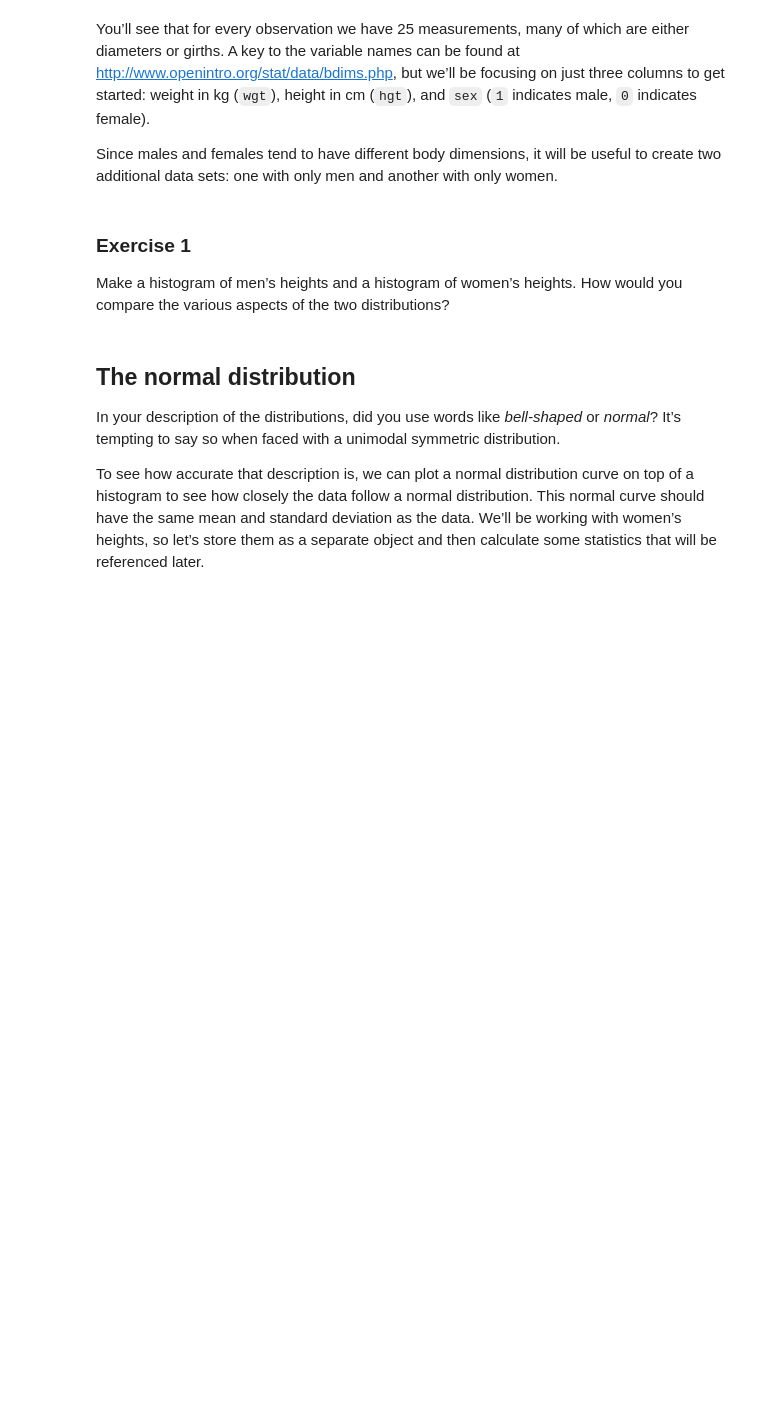
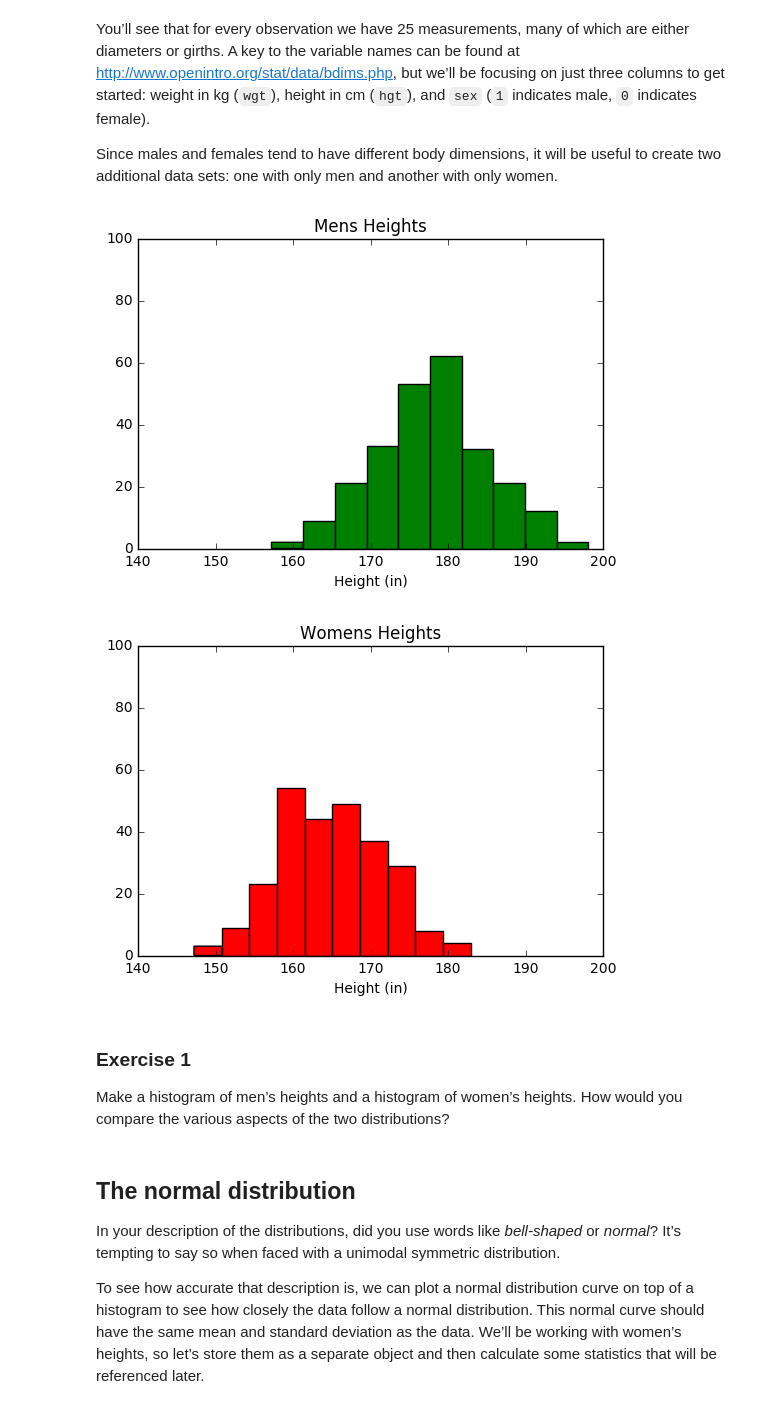
Before and after one commit to hackoregon/hack-university-data-science, a Jupyter notebook: Lessons/4_Probability/Lesson4_Distributions.ipynb, the cells around one changed output. Saved outputs shown, nothing was run; the diff lists cells and outputs as text; code cells hidden in the pictures; blank space fills up the shorter version.

```diff
--- a/Lessons/4_Probability/Lesson4_Distributions.ipynb
+++ b/Lessons/4_Probability/Lesson4_Distributions.ipynb
@@ -29,3 +36,20 @@ fdims = bdims[ bdims["sex"] == 0]
+# %%
+mdims = bdims[ bdims["sex"] == 1]
+fdims = bdims[ bdims["sex"] == 0]
+
+plt.hist(mdims["hgt"], color = "green")
+plt.title("Mens Heights")
+plt.axis([140,200,0,100])
+plt.xlabel("Height (in)")
+plt.show()
+plt.hist(fdims["hgt"], color = "red")
+plt.title("Womens Heights")
+plt.axis([140,200,0,100])
+plt.xlabel("Height (in)")
+plt.show()
+# %% [output]
+[figure, added]
+[figure, added]
 # %% [markdown]
 ### Exercise 1
 
```
Also changed, not shown: parts of 18 cells of this notebook, 1 other file.
